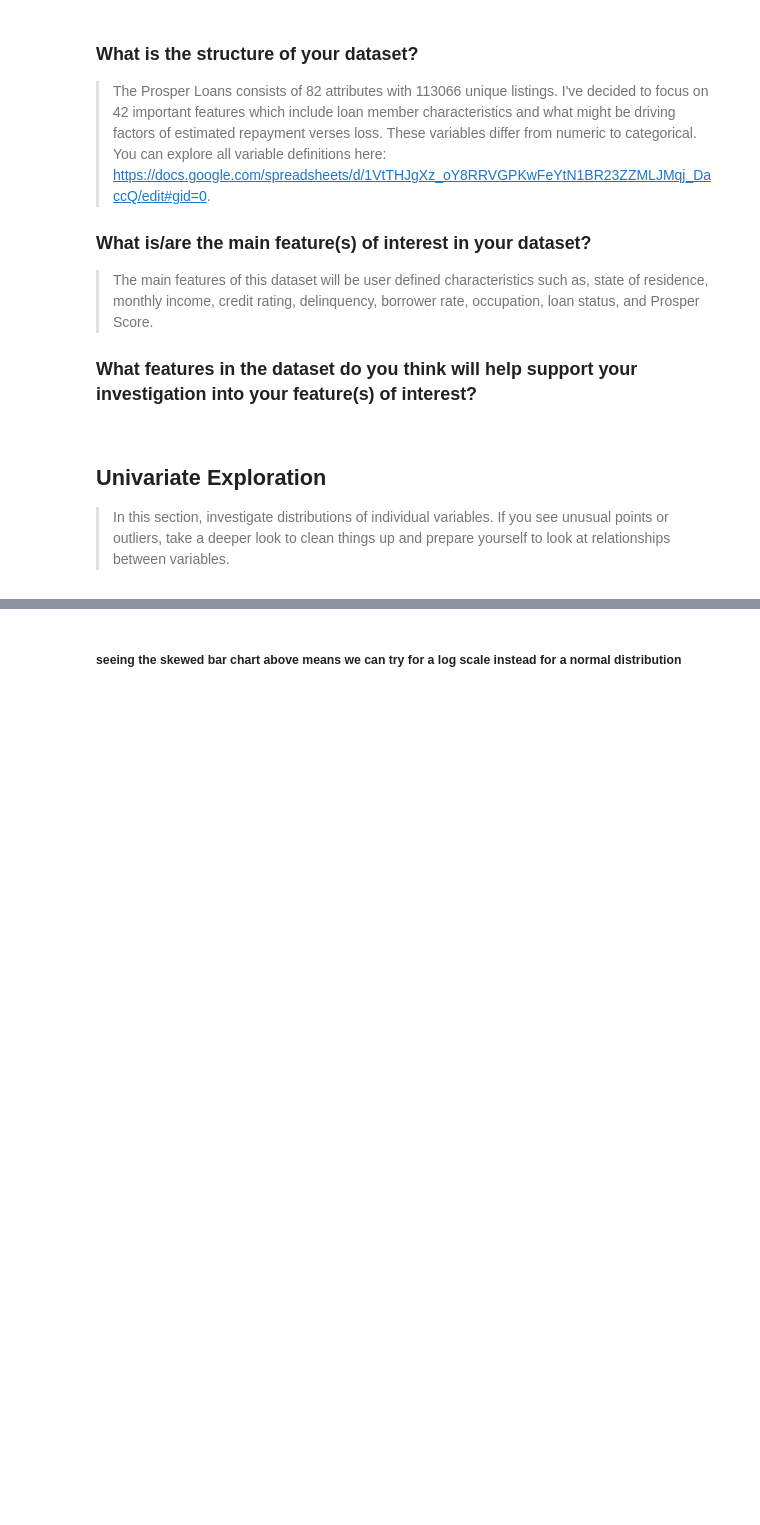
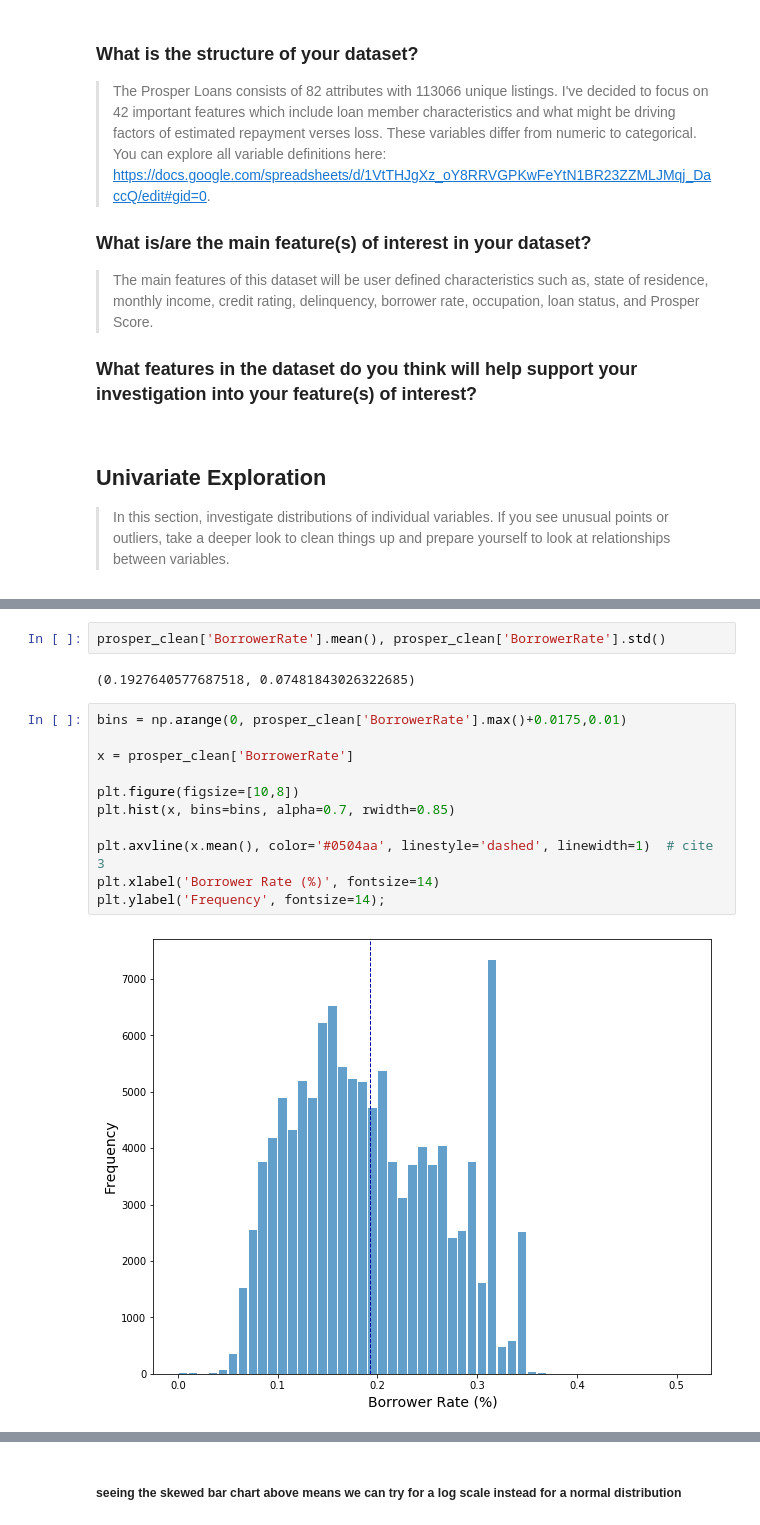
Before and after one commit to MJOAN/Udacity-DA-P5, a Jupyter notebook: exploration_template.ipynb, the cells around one changed output, grey strips where cells are left out. Drawn from its saved outputs; the diff is of its cells as text; blank space fills up the shorter version.

```diff
--- a/exploration_template.ipynb
+++ b/exploration_template.ipynb
@@ -195,0 +198,17 @@ plt.show()
+# %%
+prosper_clean['BorrowerRate'].mean(), prosper_clean['BorrowerRate'].std()
+# %% [output]
+(0.1927640577687518, 0.07481843026322685)
+# %%
+bins = np.arange(0, prosper_clean['BorrowerRate'].max()+0.0175,0.01)
+
+x = prosper_clean['BorrowerRate']
+
+plt.figure(figsize=[10,8])
+plt.hist(x, bins=bins, alpha=0.7, rwidth=0.85)
+
+plt.axvline(x.mean(), color='#0504aa', linestyle='dashed', linewidth=1)  # cite 3
+plt.xlabel('Borrower Rate (%)', fontsize=14)
+plt.ylabel('Frequency', fontsize=14);
+# %% [output]
+[figure, added]
```
Also changed, not shown: parts of 29 cells of this notebook, 2 other files.
